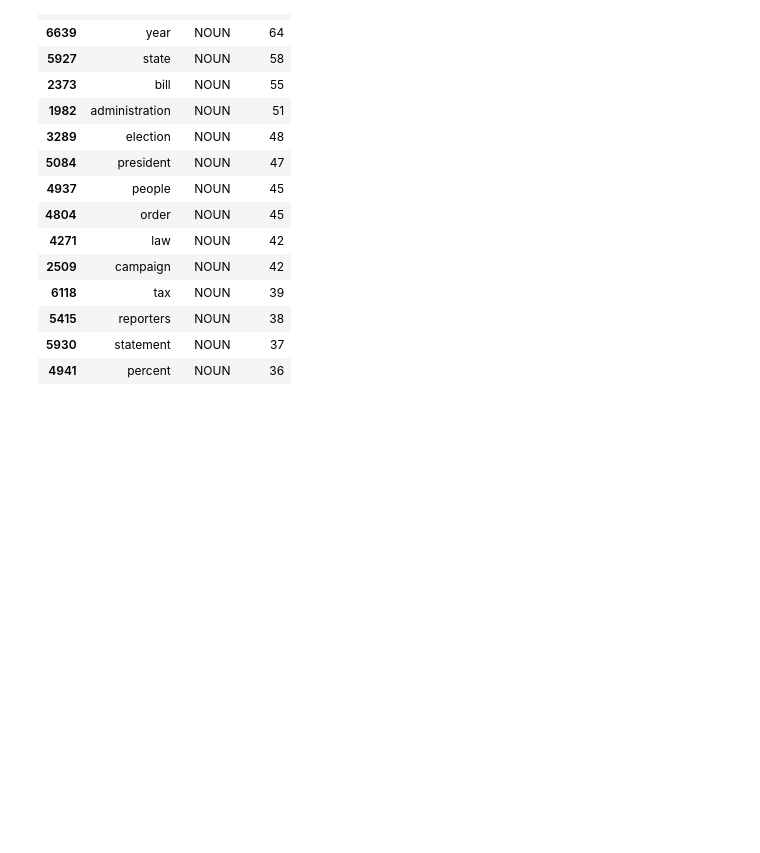
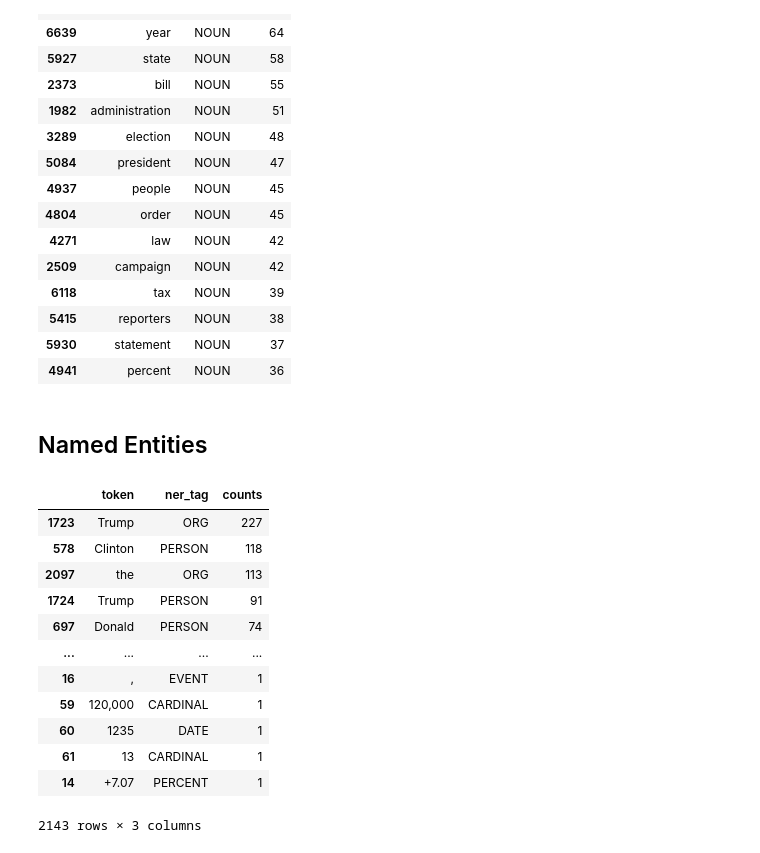
Before and after one commit to mfarid99/nlp_case_study, a Jupyter notebook: case_study.ipynb, the cells around one changed output. Cells and saved outputs as stored; diff of their text form; code cells hidden in the pictures; blank space fills up the shorter version.

```diff
--- a/case_study.ipynb
+++ b/case_study.ipynb
@@ -460,3 +460,5 @@ pos_counts_fact[pos_counts_fact.pos_tag == 'NOUN'][:15]
 | 5415 | reporters | NOUN | 38 |
 | 5930 | statement | NOUN | 37 |
 | 4941 | percent | NOUN | 36 |
+# %% [markdown]
+## Named Entities
@@ -462,0 +469,16 @@ pos_counts_fact[pos_counts_fact.pos_tag == 'NOUN'][:15]
+# %%
+top_entities_fake
+# %% [output]
+|  | token | ner_tag | counts |
+| 1723 | Trump | ORG | 227 |
+| 578 | Clinton | PERSON | 118 |
+| 2097 | the | ORG | 113 |
+| 1724 | Trump | PERSON | 91 |
+| 697 | Donald | PERSON | 74 |
+| ... | ... | ... | ... |
+| 16 | , | EVENT | 1 |
+| 59 | 120,000 | CARDINAL | 1 |
+| 60 | 1235 | DATE | 1 |
+| 61 | 13 | CARDINAL | 1 |
+| 14 | +7.07 | PERCENT | 1 |
+2143 rows × 3 columns
```
Also changed, not shown: parts of 7 cells of this notebook.
